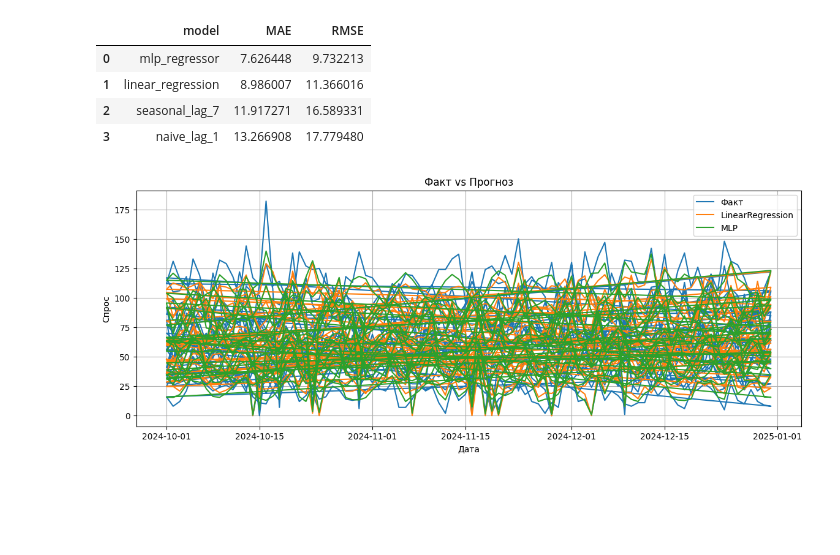
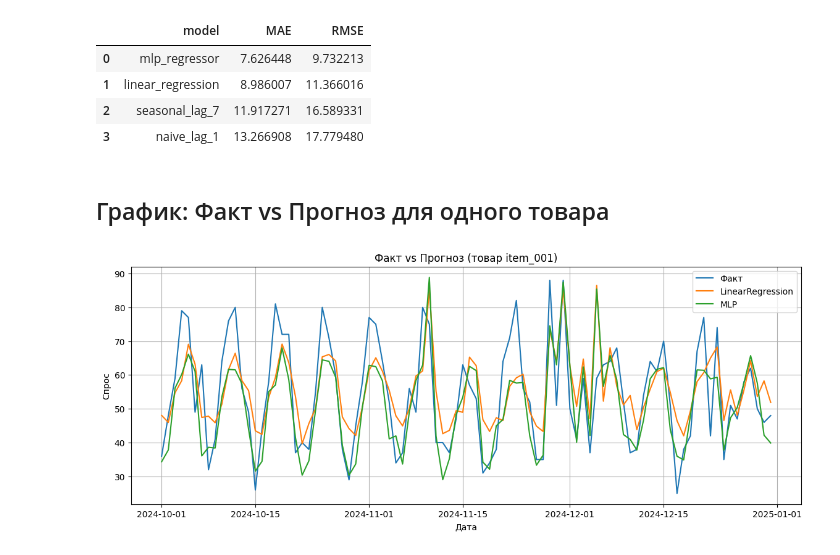
Before and after one commit to m-ovsyannikov/demand-forecasting, a Jupyter notebook: proj_demand.ipynb, the cells around one changed output. Drawn from its saved outputs; the diff is of its cells as text; code cells hidden in the pictures; blank space fills up the shorter version.

```diff
--- a/proj_demand.ipynb
+++ b/proj_demand.ipynb
@@ -30,6 +27,5 @@ df["month"] = df["date"].dt.month
 df["lag_1"] = df.groupby("item_id")["demand"].shift(1)
 df["lag_7"] = df.groupby("item_id")["demand"].shift(7)
 df = df.dropna().reset_index(drop=True)
-df = pd.get_dummies(df, columns=["item_id"], drop_first=True)
 df.head()
 # %% [output]
@@ -50,7 +47,13 @@ split_date = "2024-10-01"
 train = df[df["date"] < split_date].copy()
 test = df[df["date"] >= split_date].copy()
 
-features = [col for col in df.columns if col not in ["date", "demand", "item_name", "category", "brand", "promo_type"]]
+test_item_id = test["item_id"].values
+
+train = pd.get_dummies(train, columns=["item_id"], drop_first=True)
+test = pd.get_dummies(test, columns=["item_id"], drop_first=True)
+train, test = train.align(test, join="left", axis=1, fill_value=0)
+
+features = [col for col in train.columns if col not in ["date", "demand", "item_name", "category", "brand", "promo_type"]]
 
 X_train = train[features]
 y_train = train["demand"]
@@ -121,20 +122,28 @@ results_df
 | 1 | linear_regression | 8.986007 | 11.366016 |
 | 2 | seasonal_lag_7 | 11.917271 | 16.589331 |
 | 3 | naive_lag_1 | 13.266908 | 17.779480 |
+# %% [markdown]
+## График: Факт vs Прогноз для одного товара
 # %%
-test_plot = test.copy()
-test_plot["linear_prediction"] = lin_pred
-test_plot["mlp_prediction"] = mlp_pred
+one_item = test_item_id[0]
+mask = test_item_id == one_item
+
+plot_df = pd.DataFrame({
+    "date": test["date"].values[mask],
+    "demand": y_test.values[mask],
+    "linear": lin_pred[mask],
+    "mlp": mlp_pred[mask],
+}).sort_values("date")
 
 plt.figure(figsize=(14, 5))
-plt.plot(test_plot["date"], test_plot["demand"], label="Факт")
-plt.plot(test_plot["date"], test_plot["linear_prediction"], label="LinearRegression")
-plt.plot(test_plot["date"], test_plot["mlp_prediction"], label="MLP")
-plt.title("Факт vs Прогноз")
+plt.plot(plot_df["date"], plot_df["demand"], label="Факт")
+plt.plot(plot_df["date"], plot_df["linear"], label="LinearRegression")
+plt.plot(plot_df["date"], plot_df["mlp"], label="MLP")
+plt.title(f"Факт vs Прогноз (товар {one_item})")
 plt.xlabel("Дата")
 plt.ylabel("Спрос")
 plt.legend()
 plt.grid(True)
 plt.show()
 # %% [output]
-[figure, old version]
+[figure, new version]
```
Also changed, not shown: parts of 5 cells of this notebook.
